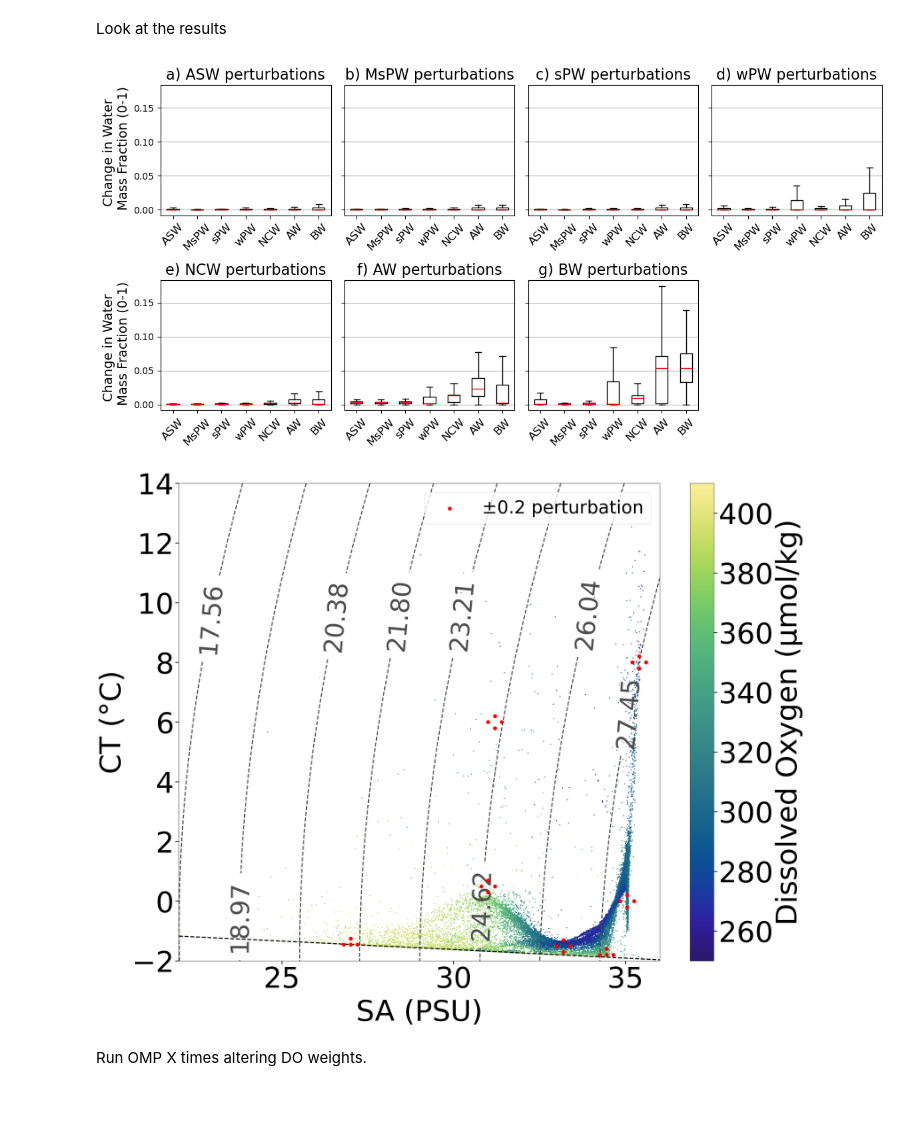
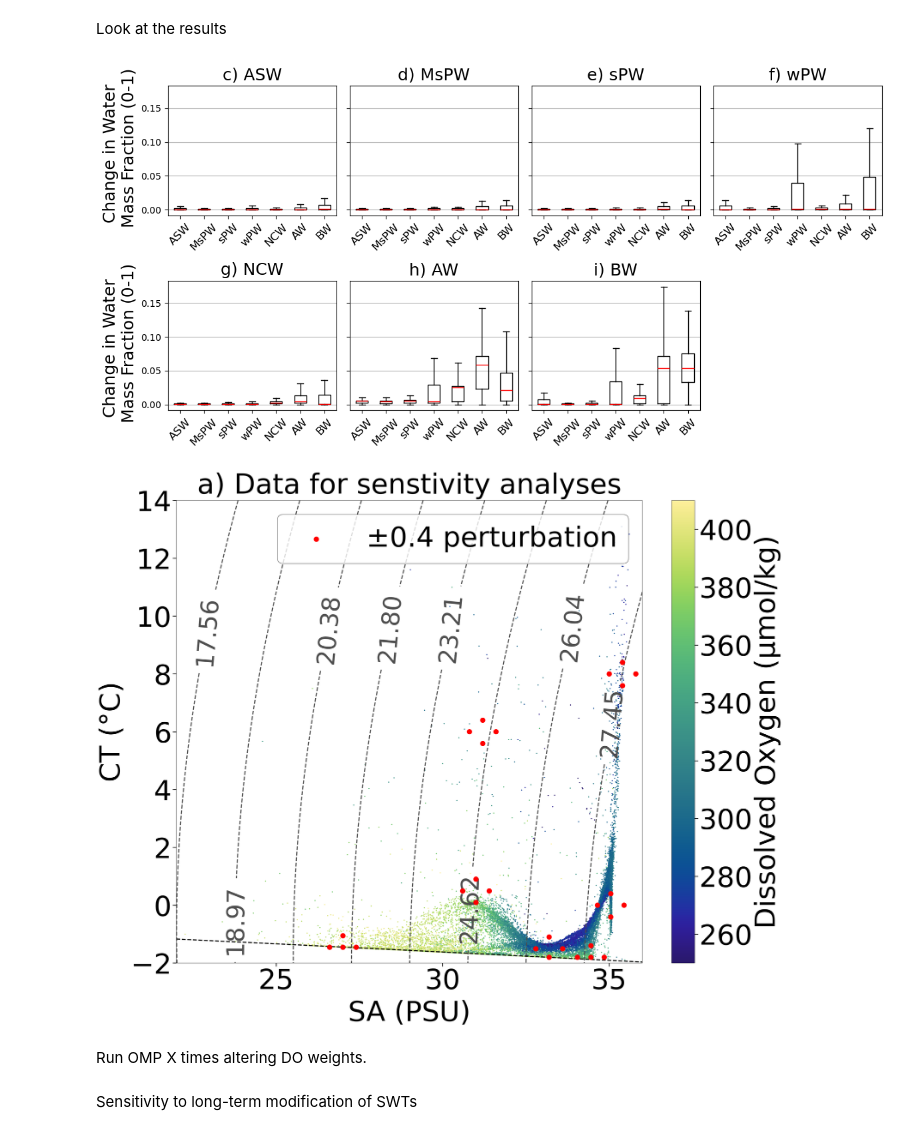
Before and after one commit to KateOglethorpe/WMA_classification, a Jupyter notebook: wma_classification_tool/1_OMP_analysis/OMP_sensitivity_tests.ipynb, the cells around one changed output. Drawn from its saved outputs; the diff is of its cells as text; code cells hidden in the pictures; blank space fills up the shorter version.

Commit message:
Update OMP sensitivity tests

```diff
--- a/wma_classification_tool/1_OMP_analysis/OMP_sensitivity_tests.ipynb
+++ b/wma_classification_tool/1_OMP_analysis/OMP_sensitivity_tests.ipynb
@@ -236,7 +240,7 @@ values = {
     'BW_S': 34.45,
     'BW_O': 370
 }
-perturbation = 0.2
+perturbation = 0.4
 
 # Compute perturbation boxes
 perturbation_boxes = {}
@@ -255,7 +259,7 @@ for wm in ['ASW','MsPW','sPW','wPW','NCW','AW','BW']:
     }
 
 # Shift some SWTs up to freezling line - 0.4 perturbation version
-"""perturbation_boxes['ASW']['CT_min'] += 0.4
+perturbation_boxes['ASW']['CT_min'] += 0.4
 perturbation_boxes['ASW']['corners_ct'][0] += 0.4  # bottom-left
 perturbation_boxes['ASW']['corners_ct'][4] += 0.4  # bottom-right (closing point)
 perturbation_boxes['BW']['CT_min'] += 0.4
@@ -263,15 +267,15 @@ perturbation_boxes['BW']['corners_ct'][0] += 0.4
 perturbation_boxes['BW']['corners_ct'][4] += 0.4
 perturbation_boxes['wPW']['CT_min'] += 0.1
 perturbation_boxes['wPW']['corners_ct'][0] += 0.1
-perturbation_boxes['wPW']['corners_ct'][4] += 0.1"""
+perturbation_boxes['wPW']['corners_ct'][4] += 0.1
 
 # Shift some SWTs up to freezling line - 0.4 perturbation version
-perturbation_boxes['ASW']['CT_min'] += 0.2
+"""perturbation_boxes['ASW']['CT_min'] += 0.2
 perturbation_boxes['ASW']['corners_ct'][0] += 0.2  # bottom-left
 perturbation_boxes['ASW']['corners_ct'][4] += 0.2  # bottom-right (closing point)
 perturbation_boxes['BW']['CT_min'] += 0.2
 perturbation_boxes['BW']['corners_ct'][0] += 0.2
-perturbation_boxes['BW']['corners_ct'][4] += 0.2
+perturbation_boxes['BW']['corners_ct'][4] += 0.2"""
 
 
 
@@ -489,19 +493,20 @@ bw_mean_diff.to_csv('/Users/ko389/Documents/GitHub/Arctic_water_masses/data_prod
 Look at the results
 # %%
 # Open the mean_diff dataframes
-asw_mean_diff = pd.read_csv('/Users/ko389/Documents/GitHub/Arctic_water_masses/data_products/asw_mean_diff_02.csv')
-mspw_mean_diff = pd.read_csv('/Users/ko389/Documents/GitHub/Arctic_water_masses/data_products/mspw_mean_diff_02.csv')
-spw_mean_diff = pd.read_csv('/Users/ko389/Documents/GitHub/Arctic_water_masses/data_products/spw_mean_diff_02.csv')
-wpw_mean_diff = pd.read_csv('/Users/ko389/Documents/GitHub/Arctic_water_masses/data_products/wpw_mean_diff_02.csv')
-ncw_mean_diff = pd.read_csv('/Users/ko389/Documents/GitHub/Arctic_water_masses/data_products/ncw_mean_diff_02.csv')
-aw_mean_diff = pd.read_csv('/Users/ko389/Documents/GitHub/Arctic_water_masses/data_products/aw_mean_diff_02.csv')
+asw_mean_diff = pd.read_csv('/Users/ko389/Documents/GitHub/Arctic_water_masses/data_products/asw_mean_diff_04.csv')
+mspw_mean_diff = pd.read_csv('/Users/ko389/Documents/GitHub/Arctic_water_masses/data_products/mspw_mean_diff_04.csv')
+spw_mean_diff = pd.read_csv('/Users/ko389/Documents/GitHub/Arctic_water_masses/data_products/spw_mean_diff_04.csv')
+wpw_mean_diff = pd.read_csv('/Users/ko389/Documents/GitHub/Arctic_water_masses/data_products/wpw_mean_diff_04.csv')
+ncw_mean_diff = pd.read_csv('/Users/ko389/Documents/GitHub/Arctic_water_masses/data_products/ncw_mean_diff_04.csv')
+aw_mean_diff = pd.read_csv('/Users/ko389/Documents/GitHub/Arctic_water_masses/data_products/aw_mean_diff_04.csv')
+bw_mean_diff = pd.read_csv('/Users/ko389/Documents/GitHub/Arctic_water_masses/data_products/bw_mean_diff_04.csv')
 # %%
 import matplotlib.pyplot as plt
 
 
 # List of your 7 DataFrames
 diff_dfs = [asw_mean_diff, mspw_mean_diff, spw_mean_diff, wpw_mean_diff, ncw_mean_diff, aw_mean_diff, bw_mean_diff]
-titles = ['a) ASW', 'b) MsPW', 'c) sPW', 'd) wPW', 'e) NCW', 'f) AW', 'g) BW']
+titles = ['c) ASW', 'd) MsPW', 'e) sPW', 'f) wPW', 'g) NCW', 'h) AW', 'i) BW']
 
 # Column labels (same for all)
 columns = asw_mean_diff.columns.tolist()
@@ -525,11 +530,14 @@ for i, ax in enumerate(axes):
         ax.set_xticklabels(columns, rotation=45, fontsize=12)
 
         # Title
-        ax.set_title(f"{titles[i]} perturbations", fontsize=16)
+        ax.set_title(f"{titles[i]}", fontsize=18)
 
         # Only set ylabel on the first, third, fifth, and seventh subplot
         if i == 0 or i == 4:
-            ax.set_ylabel('Change in Water \n Mass Fraction (0-1)', fontsize=14)
+            ax.set_ylabel('Change in Water \n Mass Fraction (0-1)', fontsize=18)
+
+        #if i == 4:
+        #    ax.set_ylabel('Change in Water', fontsize=22)
 
         ax.grid(axis='y')
     else:
@@ -538,7 +546,7 @@ for i, ax in enumerate(axes):
 plt.tight_layout()
 plt.show()
 # %% [output]
-[figure, old version]
+[figure, new version]
 # %%
 import matplotlib.pyplot as plt
 import matplotlib.ticker as mticker
@@ -560,7 +568,7 @@ def create_TS_bivariate_histogram(data, values):
 
     # Scatter plot
 
-    sc = ax.scatter(data['absolute_salinity'], data['conservative_temp'], c=data['oxygen'], s=4,cmap=cmo.haline, vmin=250, vmax=410)
+    sc = ax.scatter(data['absolute_salinity'], data['conservative_temp'], c=data['oxygen'], s=5,cmap=cmo.haline, vmin=250, vmax=410)
     cbar = plt.colorbar(sc)
     # Add colorbar
     cbar.set_label('Dissolved Oxygen (\u00b5mol/kg)', fontsize=80)
@@ -599,42 +607,42 @@ def create_TS_bivariate_histogram(data, values):
     # Plot actual perturbation points as red dots
     for i, pt in enumerate(perturbation_tests):
         if i == 0:  # only label the first point so it appears once in the legend
-            ax.scatter(pt['SA'], pt['CT'], color='red', s=100, zorder=5, label='\u00B10.2 perturbation')
+            ax.scatter(pt['SA'], pt['CT'], color='red', s=200, zorder=5, label='\u00B10.4 perturbation')
         else:
-            ax.scatter(pt['SA'], pt['CT'], color='red', s=100, zorder=5)
+            ax.scatter(pt['SA'], pt['CT'], color='red', s=200, zorder=5)
 
     # Add legend
-    ax.legend(loc='upper right', fontsize=50)
+    ax.legend(loc='upper right', fontsize=80, edgecolor='black')
 
     # Freezing line
     CT_freezing = gsw.CT_freezing(np.linspace(22, 36, 400), 0, 0)
     ax.plot(
         np.linspace(22, 36, 400), CT_freezing,
         linestyle='--', color='black', linewidth=3, label="Freezing Line"
     )
 
     # Labels and axis limits
     ax.set_xlabel('SA (PSU)', fontsize=80, labelpad=15)
     ax.set_ylabel('CT (\u00b0C)', fontsize=80, labelpad=15)
     ax.set_xlim([22, 36])
     ax.set_ylim([-2, 14])
     ax.tick_params(axis='both', which='major', labelsize=80, width=2, length=10)
 
     # Add title
-    #ax.set_title('\u00B10.2 T and \u00B10.2 S', fontsize=80, pad=20)
-
+    #ax.set_title('b) All data', fontsize=80, pad=20)
+    ax.set_title('a) Data for senstivity analyses', fontsize=80, pad=20)
     # Colorbar
     #cbar = plt.colorbar(hist[3], ax=ax)
     #cbar.set_label('Number of T, S data points', fontsize=70)
     #cbar.ax.tick_params(labelsize=60, width=2, length=10)
 
     # Remove grid
     ax.grid(False)
 
     # Show plot
     plt.show()
     #fig.savefig('/Users/ko389/Documents/T_S_distribution', dpi=300, bbox_inches='tight', transparent=True)
 
 create_TS_bivariate_histogram(df_sampled, values)
 # %% [output]
-[figure, old version]
+[figure, new version]
@@ -641,2 +651,4 @@ create_TS_bivariate_histogram(df_sampled, values)
 # %% [markdown]
 Run OMP X times altering DO weights.
+# %% [markdown]
+Sensitivity to long-term modification of SWTs
```
Also changed, not shown: parts of 8 cells of this notebook.
